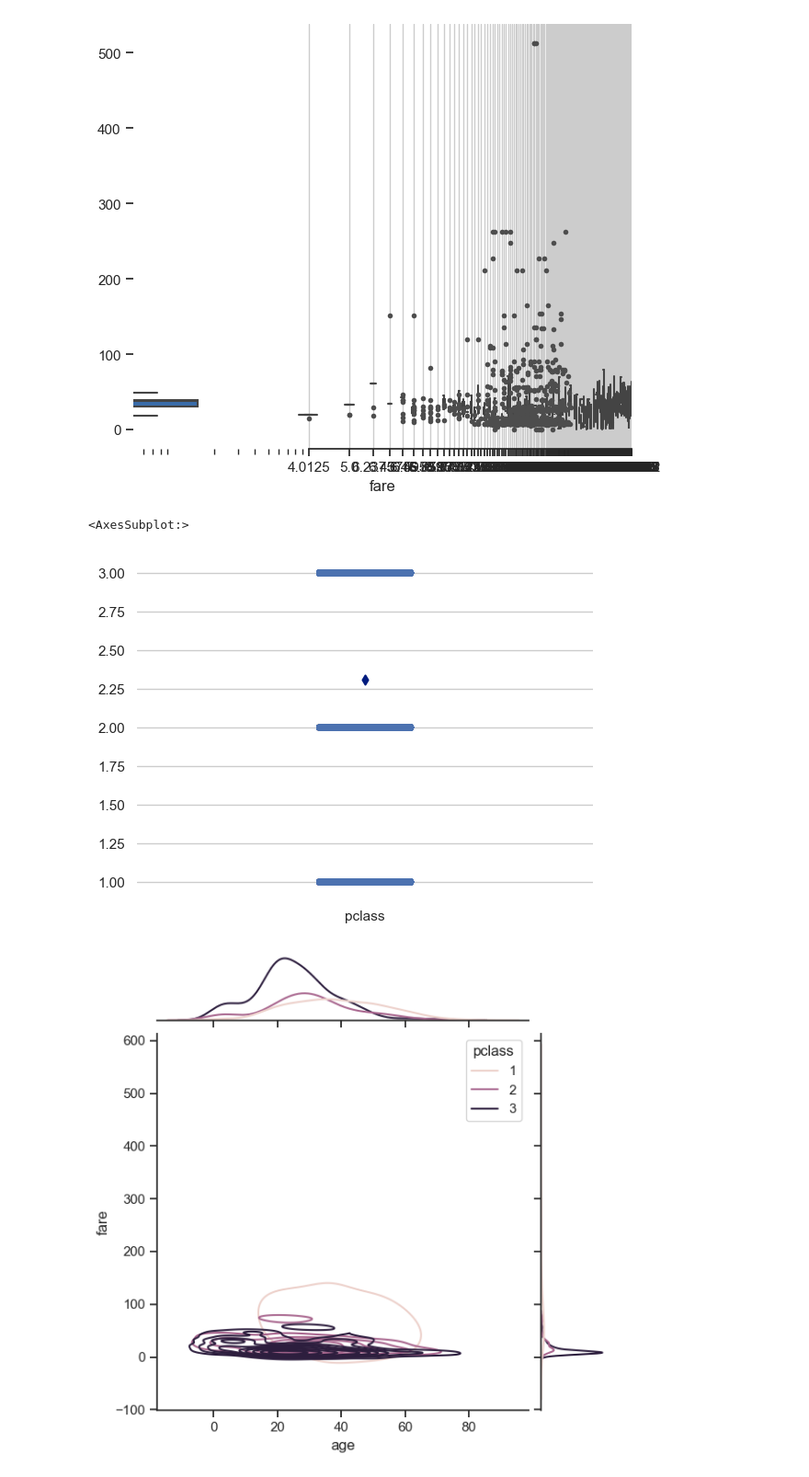
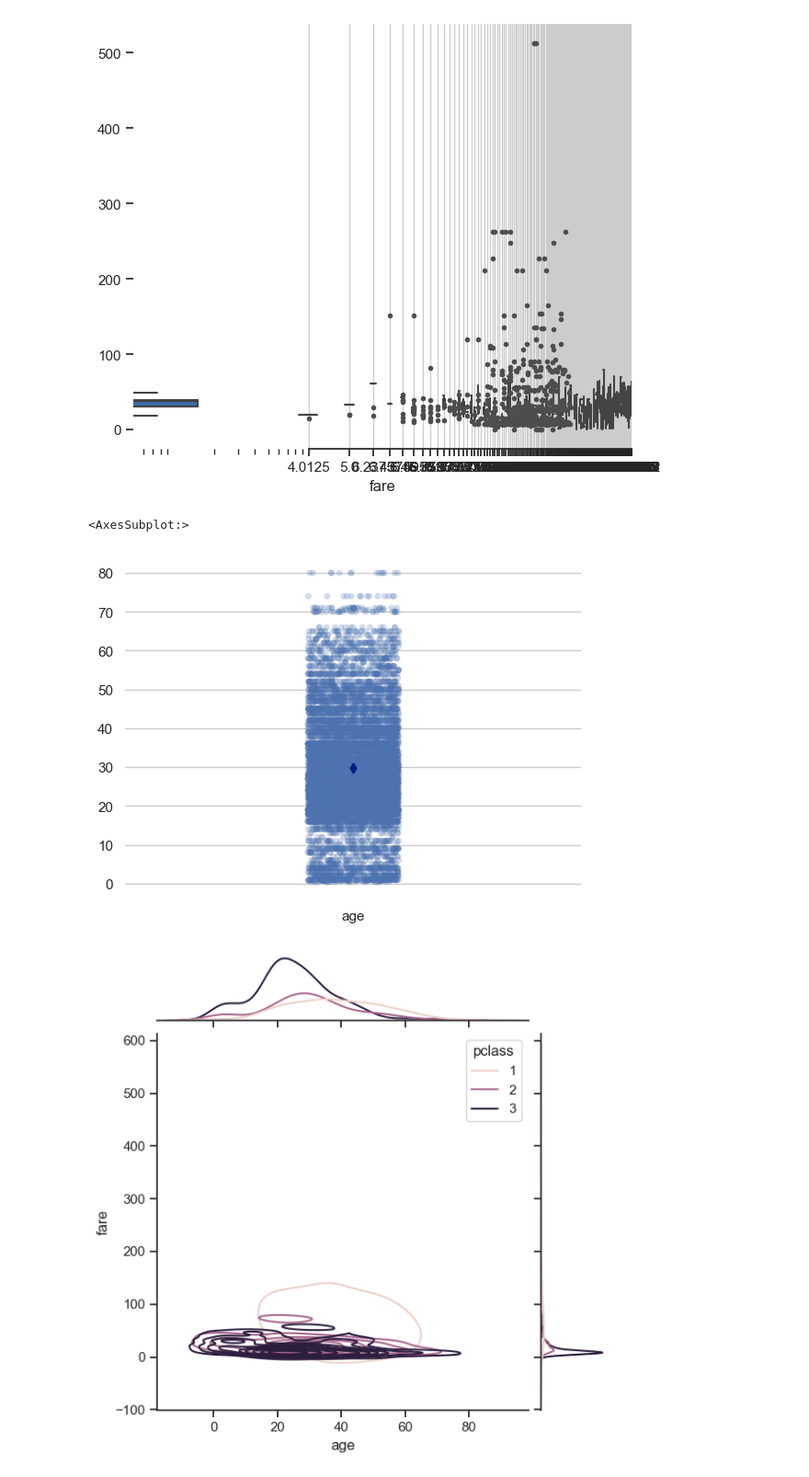
Before and after one commit to salmandaudpoto/seaborn_graphs_titanic, a Jupyter notebook: dataviz.ipynb, the cells around one changed output. Shown at 92% size. Saved outputs shown, nothing was run; the diff lists cells and outputs as text; code cells hidden in the pictures.

```diff
--- a/dataviz.ipynb
+++ b/dataviz.ipynb
@@ -278,35 +288,35 @@ Invalid limit will be ignored.
 # %%
 import pandas as pd
 import seaborn as sns
 import matplotlib.pyplot as plt
 
 sns.set_theme(style="whitegrid")
 # dataset kashti
-
+kashti=sns.load_dataset("titanic")
 # "Melt" the dataset to "long-form" or "tidy" representation
-kashti = pd.melt(kashti, "pclass", var_name="sex")
+kashti = pd.melt(kashti, "age", var_name="fare")
 
 # Initialize the figure
 f, ax = plt.subplots()
 sns.despine(bottom=True, left=True)
 
 # Show each observation with a scatterplot
 sns.stripplot(
     data=kashti,
     dodge=True, alpha=.25, zorder=1, legend=False
 )
 
 # Show the conditional means, aligning each pointplot in the
 # center of the strips by adjusting the width allotted to each
 # category (.8 by default) by the number of hue levels
 sns.pointplot(
     data=kashti,
     join=False, dodge=.8 - .8 / 3, palette="dark",
     markers="d", scale=.75, errorbar=None
 )
 # %% [output]
 <AxesSubplot:>
-[figure, old version]
+[figure, new version]
 # %%
 import seaborn as sns
 sns.set_theme(style="ticks")
```
Also changed, not shown: parts of 14 cells of this notebook, 7 other files.
